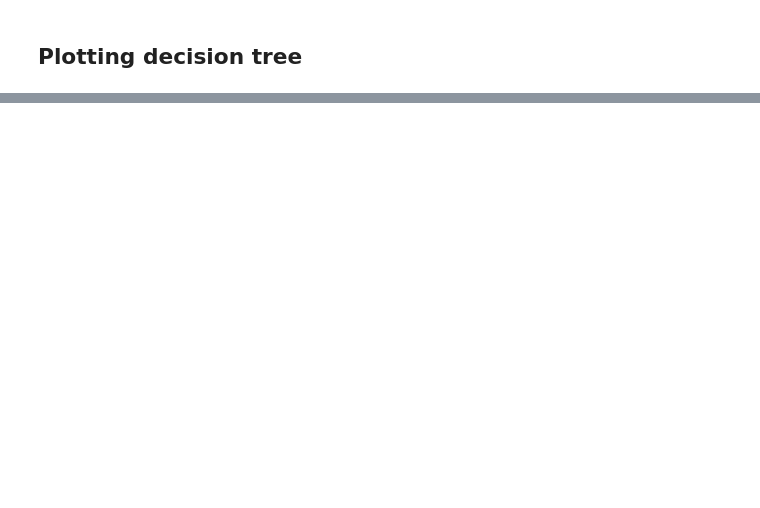
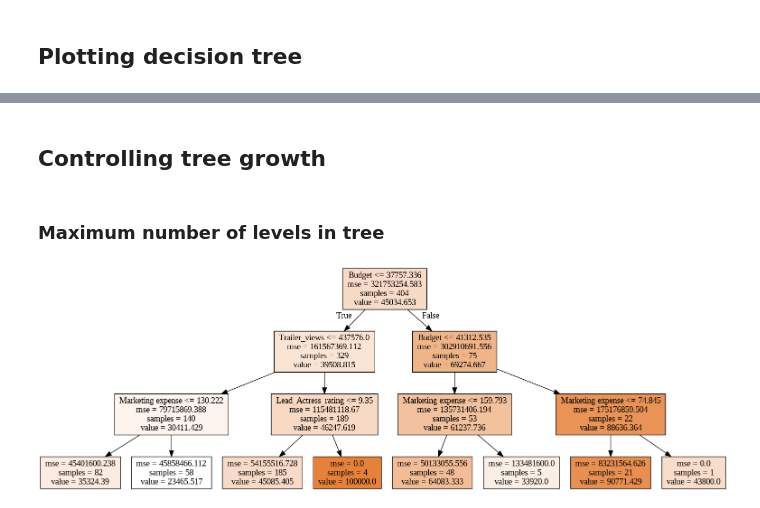
Before and after one commit to LEMSantos/udemy-decision_trees, a Jupyter notebook: notebooks/regression_tree.ipynb, the cells around one changed output, grey strips where cells are left out. Saved outputs shown, nothing was run; the diff lists cells and outputs as text; code cells hidden in the pictures; blank space fills up the shorter version.

```diff
--- a/notebooks/regression_tree.ipynb
+++ b/notebooks/regression_tree.ipynb
@@ -154,0 +155,22 @@ Image(graph.create_png())
+# %% [markdown]
+## Controlling tree growth
+# %%
+def get_tree_image(tree):
+    tree.fit(train_data, train_target)
+
+    dot_data = export_graphviz(
+        tree,
+        out_file=None,
+        feature_names=train_data.columns,
+        filled=True,
+    )
+
+    graph = pydotplus.graph_from_dot_data(dot_data)
+    return Image(graph.create_png())
+# %% [markdown]
+### Maximum number of levels in tree
+# %%
+regression_tree_1 = DecisionTreeRegressor(max_depth=3)
+get_tree_image(regression_tree_1)
+# %% [output]
+[figure, added]
```
Also changed, not shown: parts of 7 cells of this notebook.
